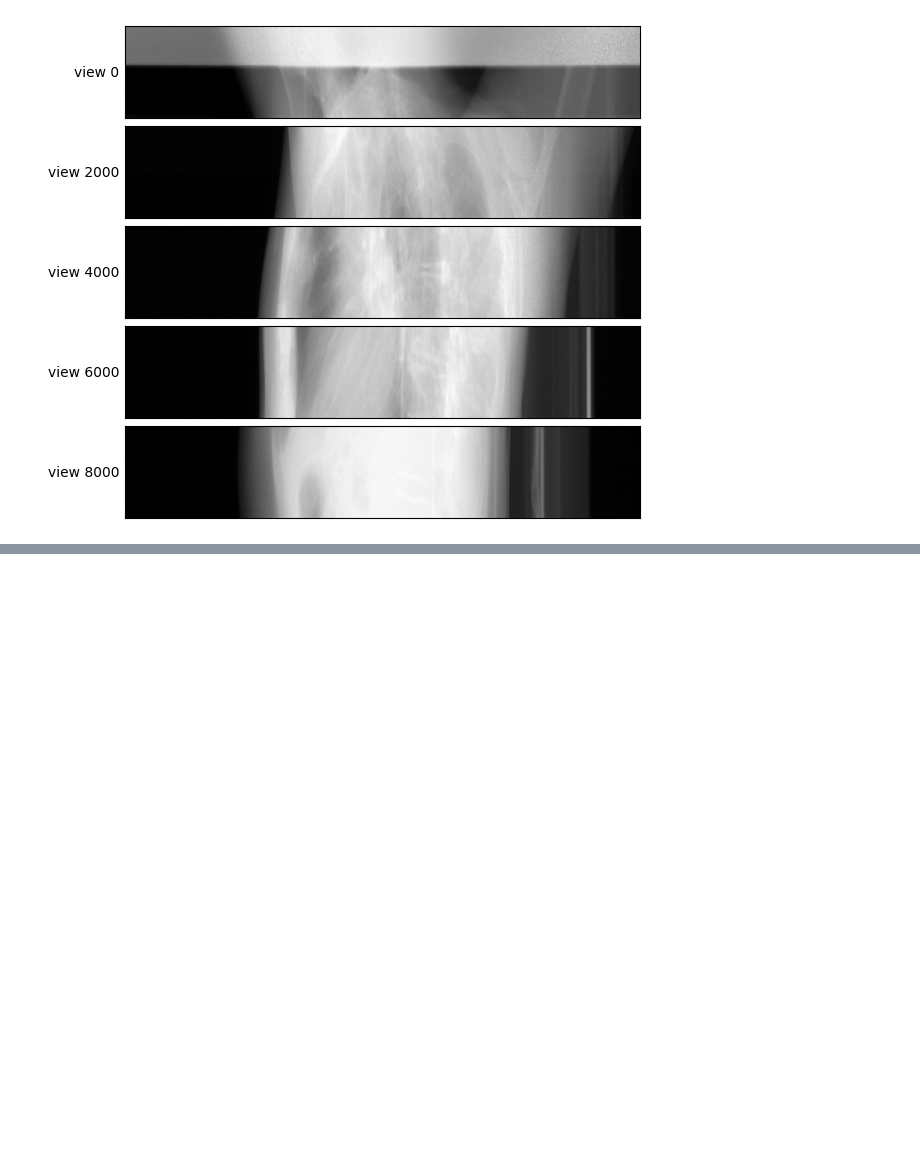
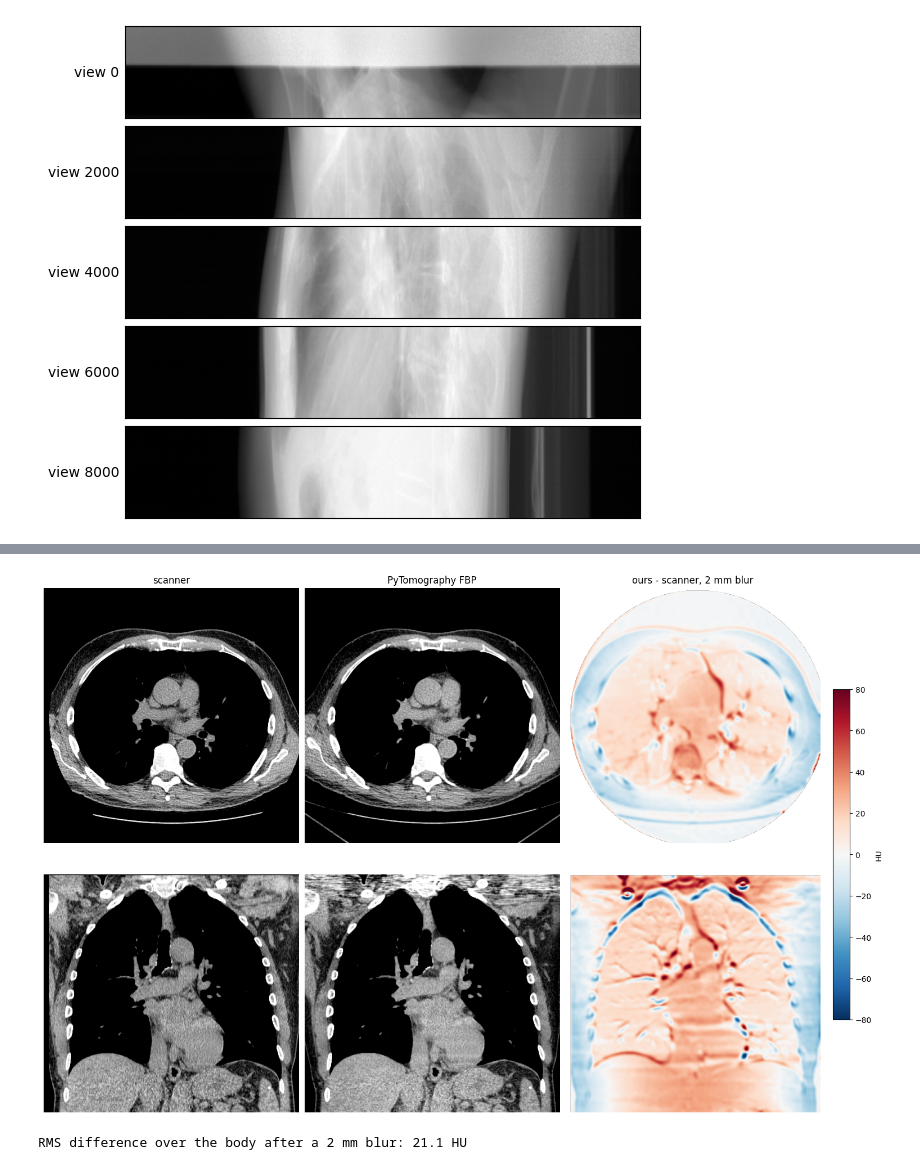
Before and after one commit to PyTomography/PyTomography, a Jupyter notebook: docs/source/notebooks/t_CT_GEN3.ipynb, the cells around one changed output, grey strips where cells are left out. Saved outputs shown, nothing was run; the diff lists cells and outputs as text; code cells hidden in the pictures; blank space fills up the shorter version.

```diff
--- a/docs/source/notebooks/t_CT_GEN3.ipynb
+++ b/docs/source/notebooks/t_CT_GEN3.ipynb
@@ -126,0 +67,5 @@ The two axial images line up and show the same anatomy. Ours is smoother: three
+# %%
+t0 = time.time()
+fbp = FilteredBackProjection(proj, system_matrix, filter='hann', slice_thickness=1.25)()  # slices 1.25 mm thick
+print(f"filtered back projection: {time.time() - t0:.0f} s")
+hu = (1000 * (fbp / mu_water - 1)).cpu().numpy()
@@ -126,0 +78,52 @@ The two axial images line up and show the same anatomy. Ours is smoother: three
+# %%
+scanner_files = sorted((folder / 'full_dose_images').glob('*.dcm'))
+scanner, scanner_meta = open_multifile(scanner_files, return_object_meta=True)
+scanner = scanner.cpu().numpy()
+scanner_affine = scanner_meta.affine_matrix.copy()
+scanner_affine[:2, 3] += 0.5 * np.array(scanner_meta.dr[:2])  # GE: the corner of the first pixel, not its centre
+
+def on_our_grid(proj_meta):
+    our_affine = proj_meta.get_patient_affine(object_meta).numpy()
+    return align_images_affine(hu, scanner, our_affine, scanner_affine, cval=-3000)  # -3000: no scanner image here
+
+scanner_hu = on_our_grid(proj_meta)
+# %%
+k, j = 158, 256  # an axial slice through the chest, a coronal slice through the middle
+dx, dz = object_meta.dr[0], object_meta.dr[2]
+r = np.hypot(*np.meshgrid(*[(np.arange(n) - (n - 1) / 2) * dx for n in object_meta.shape[:2]], indexing='ij'))[:, :, None]
+
+def blurred(a, valid):
+    # 2 mm Gaussian blur, with everything outside the scanner's field of view set to air
+    return ndimage.gaussian_filter(np.where(valid, a, -1000.0), (2 / dx, 2 / dx, 2 / dz))
+
+def compare(ours, title):
+    valid = scanner_hu > -1500  # inside the scanner's field of view (it pads outside with a lower value)
+    diff = np.where(valid, blurred(ours, valid) - blurred(scanner_hu, valid), np.nan)
+    body = valid & (blurred(scanner_hu, valid) > -700)
+    fig, axes = plt.subplots(2, 3, figsize=(15, 10), constrained_layout=True)
+    for row, cut, aspect in ((0, lambda a: a[:, :, k].T, 1), (1, lambda a: a[:, j, :].T, dz / dx)):
+        axes[row, 0].imshow(cut(scanner_hu), cmap='Greys_r', vmin=-160, vmax=240, aspect=aspect)
+        axes[row, 1].imshow(cut(ours), cmap='Greys_r', vmin=-160, vmax=240, aspect=aspect)
+        im = axes[row, 2].imshow(cut(diff), cmap='RdBu_r', vmin=-80, vmax=80, aspect=aspect)
+    for ax, t in zip(axes[0], ('scanner', title, 'ours - scanner, 2 mm blur')):
+        ax.set_title(t)
+    for ax in axes.flat:
+        ax.axis('off')
+    fig.colorbar(im, ax=axes[:, 2], shrink=0.6, label='HU')
+    plt.show()
+    print(f"RMS difference over the body after a 2 mm blur: {np.sqrt((diff[body] ** 2).mean()):.1f} HU")
+
+def radial_trend(ours):
+    # mean of ours - scanner in soft tissue (10 to 70 HU in the scanner's smoothed image), in 20 mm rings
+    valid = scanner_hu > -1500
+    smooth = ndimage.uniform_filter(np.where(valid, scanner_hu, -1000.0), (7, 7, 3))
+    soft_tissue = ndimage.binary_erosion((smooth > 10) & (smooth < 70) & valid, np.ones((7, 7, 3)))
+    edges = np.arange(0, 201, 20)
+    d = ours - scanner_hu
+    return edges[:-1] + 10, [d[soft_tissue & (r >= a) & (r < b)].mean() for a, b in zip(edges[:-1], edges[1:])]
+
+compare(hu, 'PyTomography FBP')
+trend_basic = radial_trend(hu)
+# %% [output]
+[figure, added]
+RMS difference over the body after a 2 mm blur: 21.1 HU
```
Also changed, not shown: parts of 27 cells of this notebook, 1 other file.
